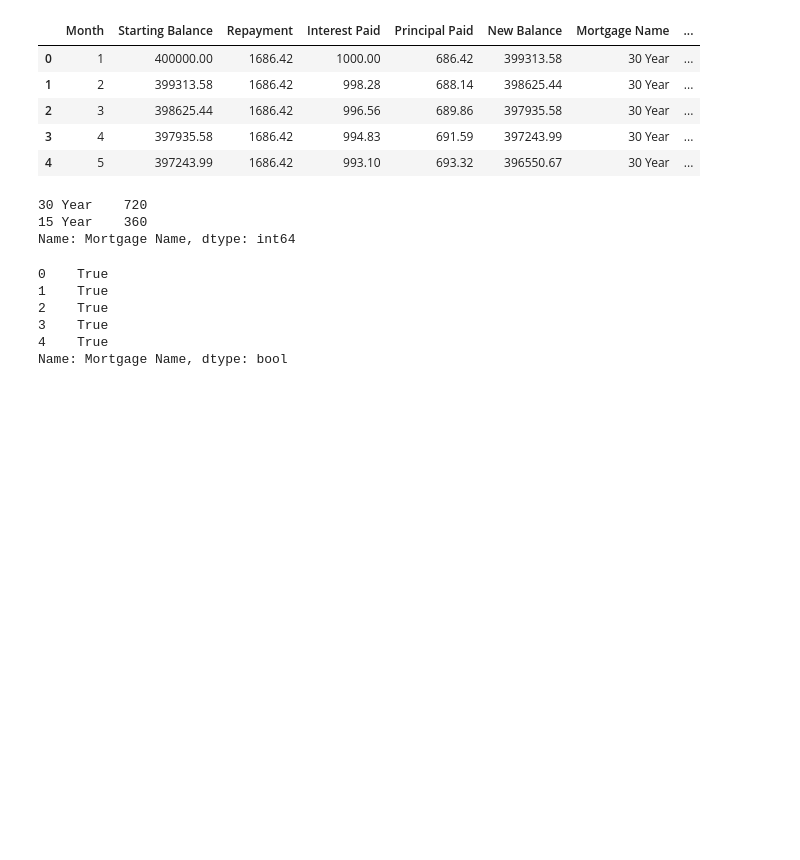
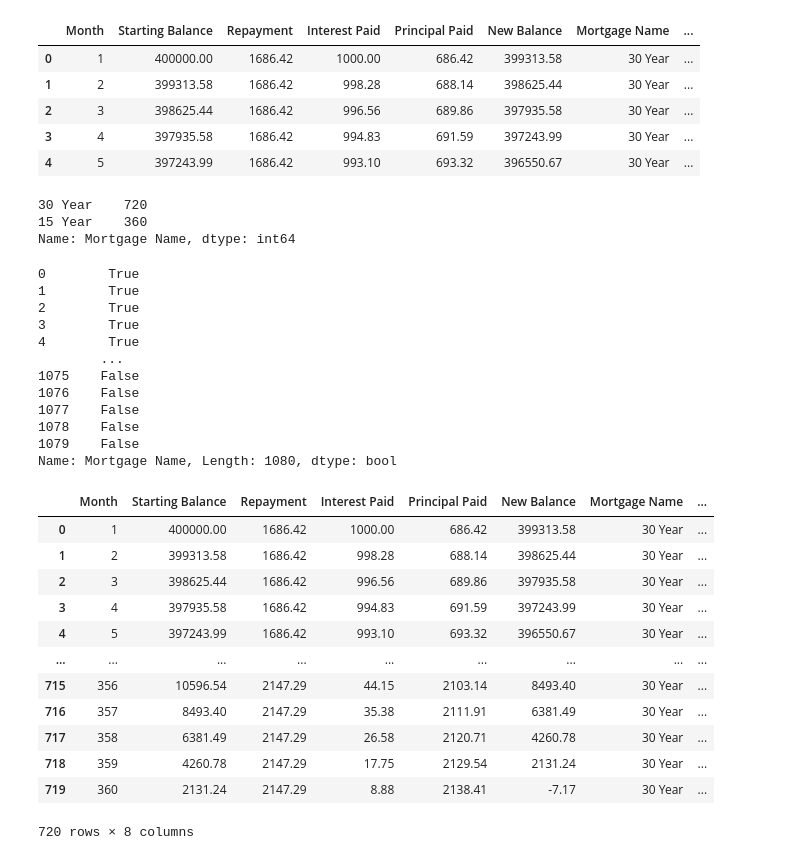
Before and after one commit to erwincarlogonzales/CodingDojo, a Jupyter notebook: pandas_filtering.ipynb, the cells around one changed output. Drawn from its saved outputs; the diff is of its cells as text; code cells hidden in the pictures; blank space fills up the shorter version.

```diff
--- a/pandas_filtering.ipynb
+++ b/pandas_filtering.ipynb
@@ -33,11 +33,33 @@ Name: Mortgage Name, dtype: int64
 # %%
 # notice that the filters produce boolean values
 mortgage_filter = mortgage['Mortgage Name'] == '30 Year'
-mortgage_filter.head()
+mortgage_filter
 # %% [output]
-0    True
-1    True
-2    True
-3    True
-4    True
-Name: Mortgage Name, dtype: bool
+0        True
+1        True
+2        True
+3        True
+4        True
+        ...
+1075    False
+1076    False
+1077    False
+1078    False
+1079    False
+Name: Mortgage Name, Length: 1080, dtype: bool
+# %%
+mortgage[mortgage['Mortgage Name'] == '30 Year']
+# %% [output]
+|  | Month | Starting Balance | Repayment | Interest Paid | Principal Paid | New Balance | Mortgage Name | ... |
+| 0 | 1 | 400000.00 | 1686.42 | 1000.00 | 686.42 | 399313.58 | 30 Year | ... |
+| 1 | 2 | 399313.58 | 1686.42 | 998.28 | 688.14 | 398625.44 | 30 Year | ... |
+| 2 | 3 | 398625.44 | 1686.42 | 996.56 | 689.86 | 397935.58 | 30 Year | ... |
+| 3 | 4 | 397935.58 | 1686.42 | 994.83 | 691.59 | 397243.99 | 30 Year | ... |
+| 4 | 5 | 397243.99 | 1686.42 | 993.10 | 693.32 | 396550.67 | 30 Year | ... |
+| ... | ... | ... | ... | ... | ... | ... | ... | ... |
+| 715 | 356 | 10596.54 | 2147.29 | 44.15 | 2103.14 | 8493.40 | 30 Year | ... |
+| 716 | 357 | 8493.40 | 2147.29 | 35.38 | 2111.91 | 6381.49 | 30 Year | ... |
+| 717 | 358 | 6381.49 | 2147.29 | 26.58 | 2120.71 | 4260.78 | 30 Year | ... |
+| 718 | 359 | 4260.78 | 2147.29 | 17.75 | 2129.54 | 2131.24 | 30 Year | ... |
+| 719 | 360 | 2131.24 | 2147.29 | 8.88 | 2138.41 | -7.17 | 30 Year | ... |
+720 rows × 8 columns
```
Also changed, not shown: parts of 8 cells of this notebook.
